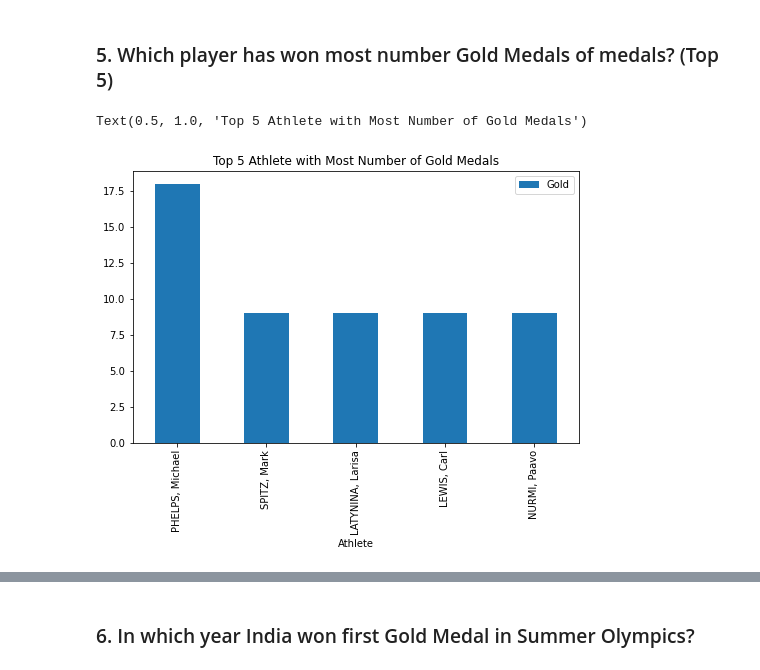
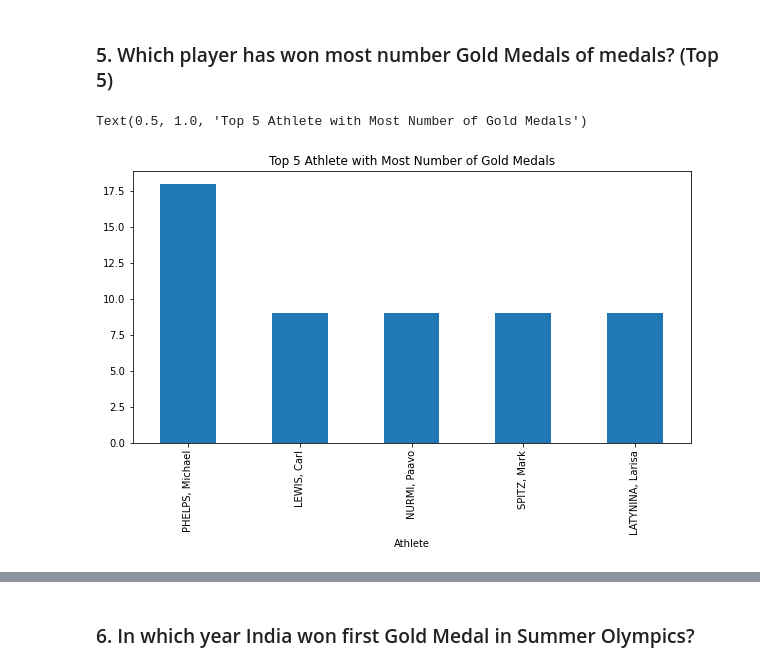
Before and after one commit to gaganmarvel/Summer-Olympics, a Jupyter notebook: Summer.ipynb, the cells around one changed output, grey strips where cells are left out. Cells and saved outputs as stored; diff of their text form; code cells hidden in the pictures.

```diff
--- a/Summer.ipynb
+++ b/Summer.ipynb
@@ -170,13 +140,8 @@ len(df[df['Athlete']=='ONO, Takashi'])
 # %%
 df_gold=df[df['Medal']=='Gold']
 
-data=[]
-
-for player in df_gold['Athlete'].unique():
-    data.append([player , len(df_gold[df_gold['Athlete']==player])])
-
-pd.DataFrame(data,columns=['Athlete','Gold']).sort_values(by='Gold', ascending=False).head().plot(x='Athlete',y='Gold',kind='bar',figsize=(8,5))
+df_gold.groupby('Athlete').count()['Medal'].sort_values(ascending=False).head().plot.bar(figsize=(10,5))
 plt.title('Top 5 Athlete with Most Number of Gold Medals')
 # %% [output]
 Text(0.5, 1.0, 'Top 5 Athlete with Most Number of Gold Medals')
-[figure, old version]
+[figure, new version]
```
Also changed, not shown: parts of 31 cells of this notebook.
